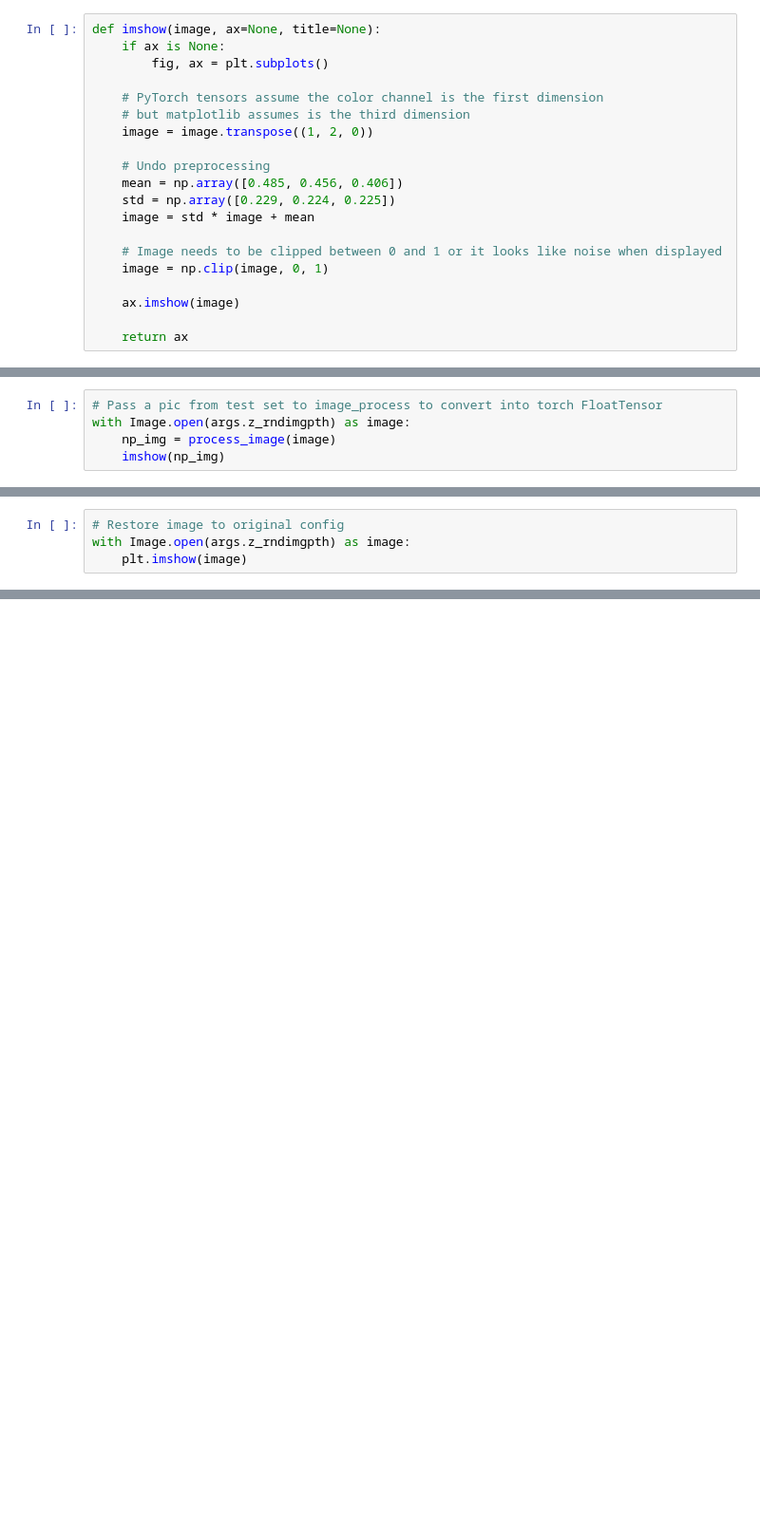
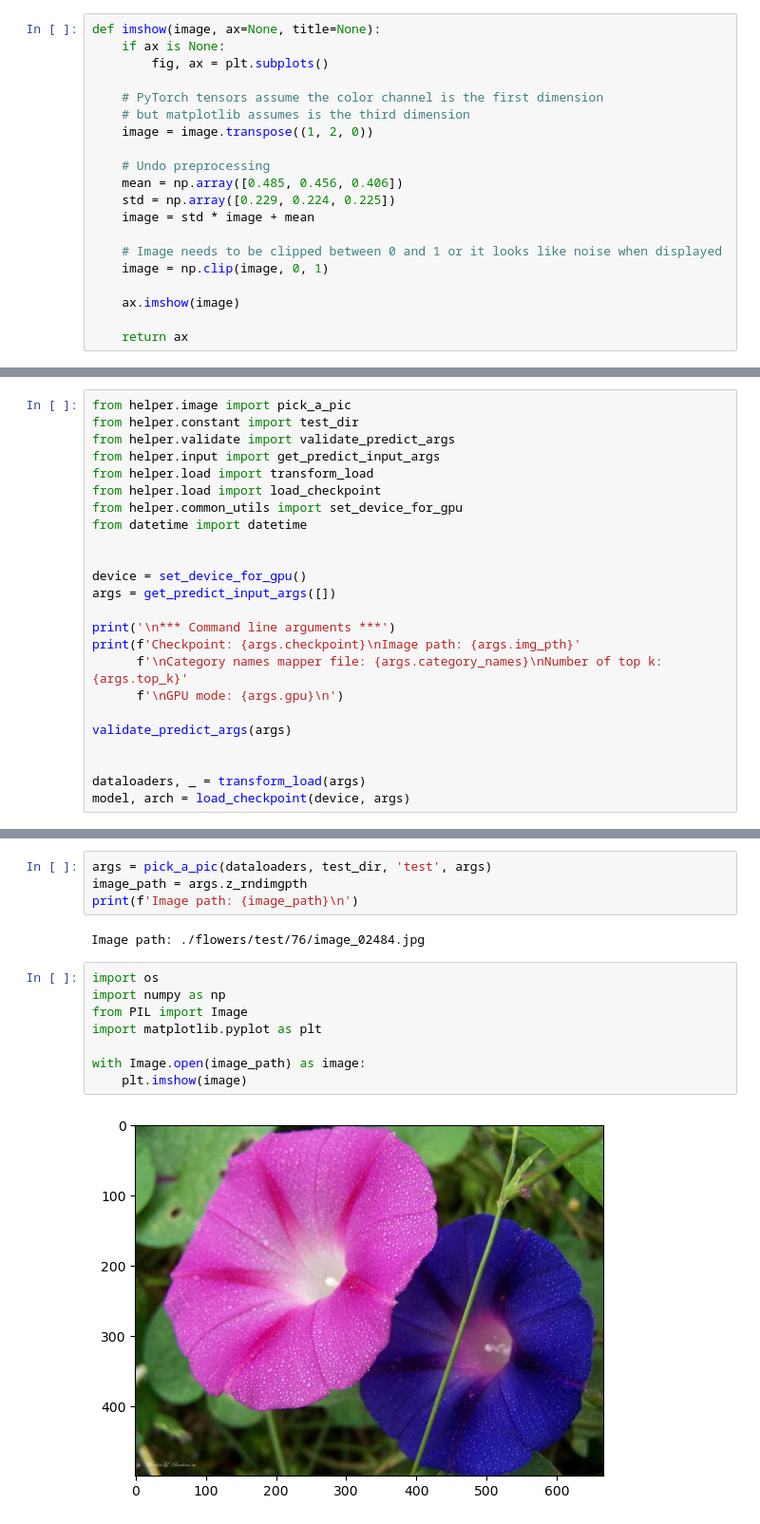
Before and after one commit to Chaklader/flower-image-classifier, a Jupyter notebook: Image_Classifier.ipynb, the cells around one changed output, grey strips where cells are left out. Shown at 95% size. Cells and saved outputs as stored; diff of their text form; blank space fills up the shorter version.

```diff
--- a/Image_Classifier.ipynb
+++ b/Image_Classifier.ipynb
@@ -682,5 +894,0 @@ args parameters:
-# %%
-# Pass a pic from test set to image_process to convert into torch FloatTensor
-with Image.open(args.z_rndimgpth) as image:
-    np_img = process_image(image)
-    imshow(np_img)
@@ -690,4 +894,0 @@ np_img.shape (224, 224, 3)
-# %%
-# Restore image to original config
-with Image.open(args.z_rndimgpth) as image:
-    plt.imshow(image)
@@ -695,0 +895,24 @@ with Image.open(args.z_rndimgpth) as image:
+# %%
+from helper.image import pick_a_pic
+from helper.constant import test_dir
+from helper.validate import validate_predict_args
+from helper.input import get_predict_input_args
+from helper.load import transform_load
+from helper.load import load_checkpoint
+from helper.common_utils import set_device_for_gpu
+from datetime import datetime
+
+
+device = set_device_for_gpu()
+args = get_predict_input_args([])
+
+print('\n*** Command line arguments ***')
+print(f'Checkpoint: {args.checkpoint}\nImage path: {args.img_pth}'
+      f'\nCategory names mapper file: {args.category_names}\nNumber of top k: {args.top_k}'
+      f'\nGPU mode: {args.gpu}\n')
+
+validate_predict_args(args)
+
+
+dataloaders, _ = transform_load(args)
+model, arch = load_checkpoint(device, args)
@@ -696,3 +938,19 @@ with Image.open(args.z_rndimgpth) as image:
+# %%
+args = pick_a_pic(dataloaders, test_dir, 'test', args)
+image_path = args.z_rndimgpth
+print(f'Image path: {image_path}\n')
+# %% [output]
+Image path: ./flowers/test/76/image_02484.jpg
+# %%
+import os
+import numpy as np
+from PIL import Image
+import matplotlib.pyplot as plt
+
+with Image.open(image_path) as image:
+    plt.imshow(image)
+# %% [output]
+[figure, added]
 # %% [markdown]
 ## Class Prediction
 
```
Also changed, not shown: parts of 36 cells of this notebook, 10 other files.
